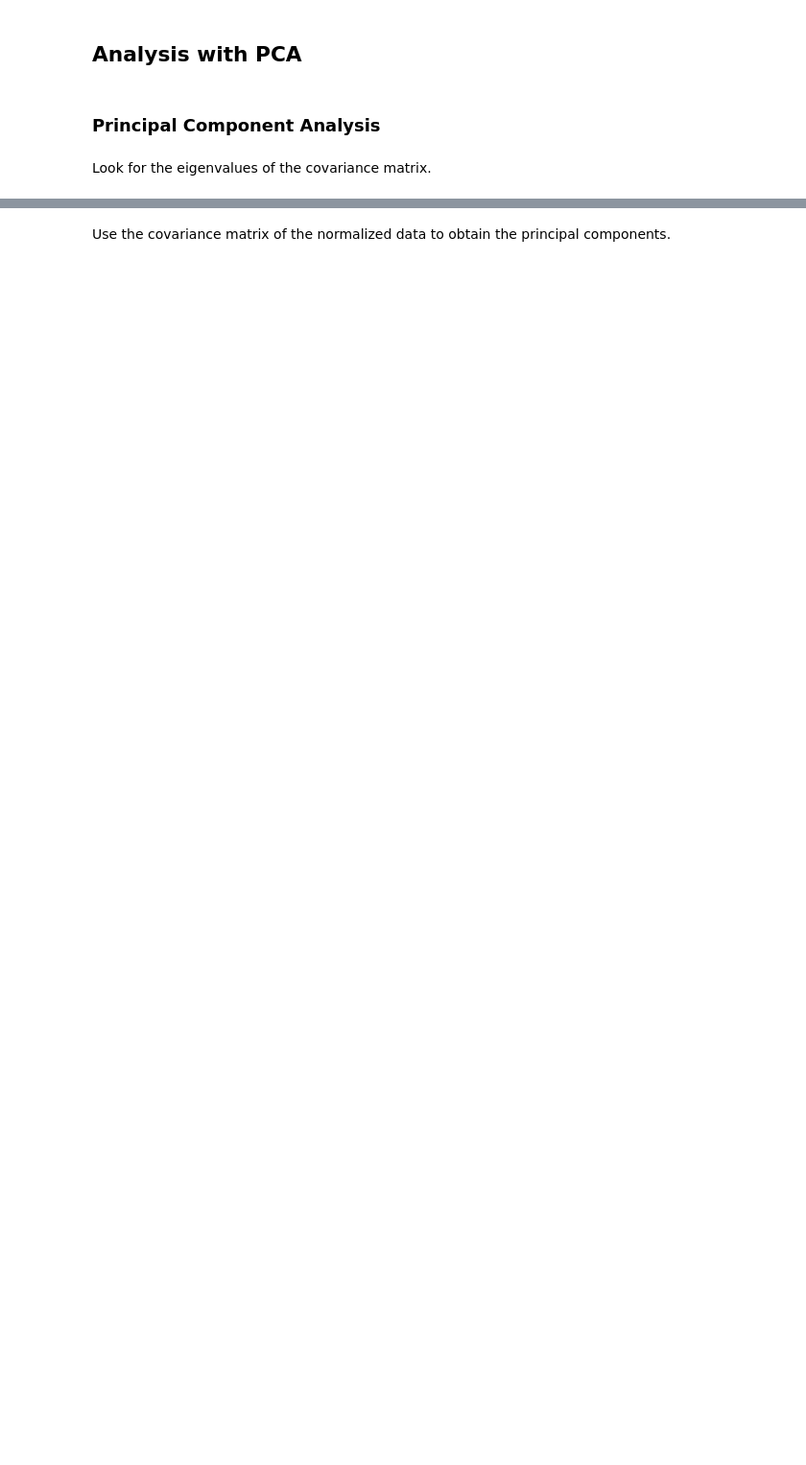
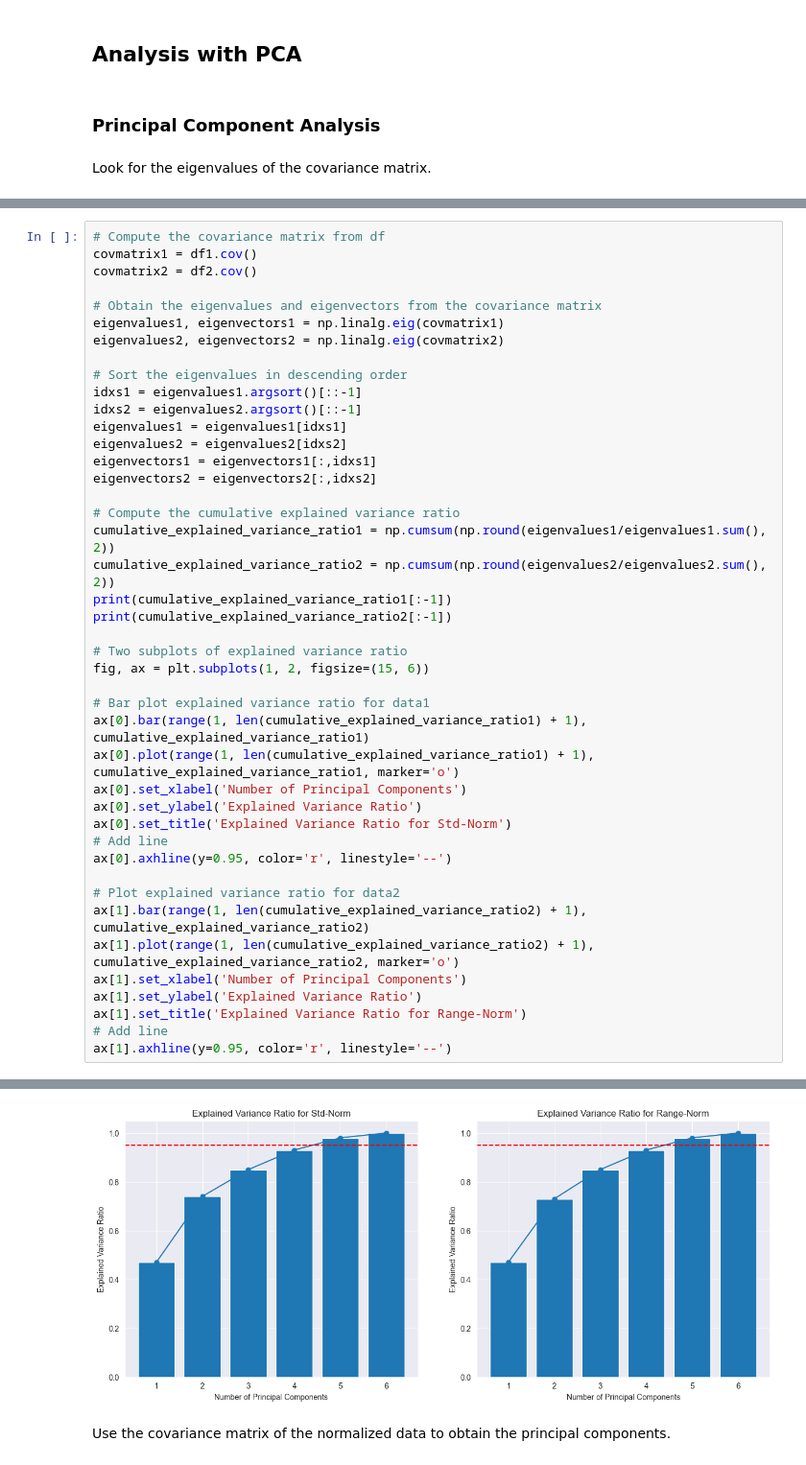
Before and after one commit to peetceenatoo/ncaa-mining, a Jupyter notebook: Scripts/Python/pca.ipynb, the cells around one changed output, grey strips where cells are left out. Shown at 96% size. Saved outputs shown, nothing was run; the diff lists cells and outputs as text; blank space fills up the shorter version.

```diff
--- a/Scripts/Python/pca.ipynb
+++ b/Scripts/Python/pca.ipynb
@@ -180,0 +166,44 @@ plt.show()
+# %%
+# Compute the covariance matrix from df
+covmatrix1 = df1.cov()
+covmatrix2 = df2.cov()
+
+# Obtain the eigenvalues and eigenvectors from the covariance matrix
+eigenvalues1, eigenvectors1 = np.linalg.eig(covmatrix1)
+eigenvalues2, eigenvectors2 = np.linalg.eig(covmatrix2)
+
+# Sort the eigenvalues in descending order
+idxs1 = eigenvalues1.argsort()[::-1]
+idxs2 = eigenvalues2.argsort()[::-1]
+eigenvalues1 = eigenvalues1[idxs1]
+eigenvalues2 = eigenvalues2[idxs2]
+eigenvectors1 = eigenvectors1[:,idxs1]
+eigenvectors2 = eigenvectors2[:,idxs2]
+
+# Compute the cumulative explained variance ratio
+cumulative_explained_variance_ratio1 = np.cumsum(np.round(eigenvalues1/eigenvalues1.sum(), 2))
+cumulative_explained_variance_ratio2 = np.cumsum(np.round(eigenvalues2/eigenvalues2.sum(), 2))
+print(cumulative_explained_variance_ratio1[:-1])
+print(cumulative_explained_variance_ratio2[:-1])
+
+# Two subplots of explained variance ratio
+fig, ax = plt.subplots(1, 2, figsize=(15, 6))
+
+# Bar plot explained variance ratio for data1
+ax[0].bar(range(1, len(cumulative_explained_variance_ratio1) + 1), cumulative_explained_variance_ratio1)
+ax[0].plot(range(1, len(cumulative_explained_variance_ratio1) + 1), cumulative_explained_variance_ratio1, marker='o')
+ax[0].set_xlabel('Number of Principal Components')
+ax[0].set_ylabel('Explained Variance Ratio')
+ax[0].set_title('Explained Variance Ratio for Std-Norm')
+# Add line
+ax[0].axhline(y=0.95, color='r', linestyle='--')
+
+# Plot explained variance ratio for data2
+ax[1].bar(range(1, len(cumulative_explained_variance_ratio2) + 1), cumulative_explained_variance_ratio2)
+ax[1].plot(range(1, len(cumulative_explained_variance_ratio2) + 1), cumulative_explained_variance_ratio2, marker='o')
+ax[1].set_xlabel('Number of Principal Components')
+ax[1].set_ylabel('Explained Variance Ratio')
+ax[1].set_title('Explained Variance Ratio for Range-Norm')
+# Add line
+ax[1].axhline(y=0.95, color='r', linestyle='--')
+# %% [output]
@@ -181,3 +213,4 @@ plt.show()
+[figure, added]
 # %% [markdown]
 Use the covariance matrix of the normalized data to obtain the principal components.
 # %%
```
Also changed, not shown: parts of 17 cells of this notebook, 1 other file.
